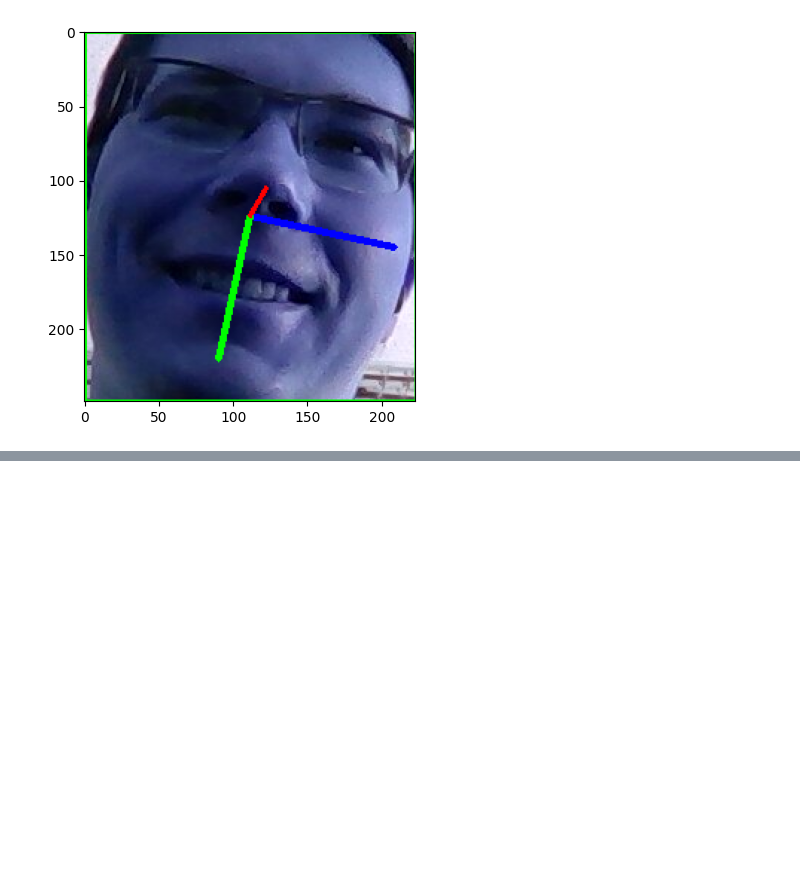
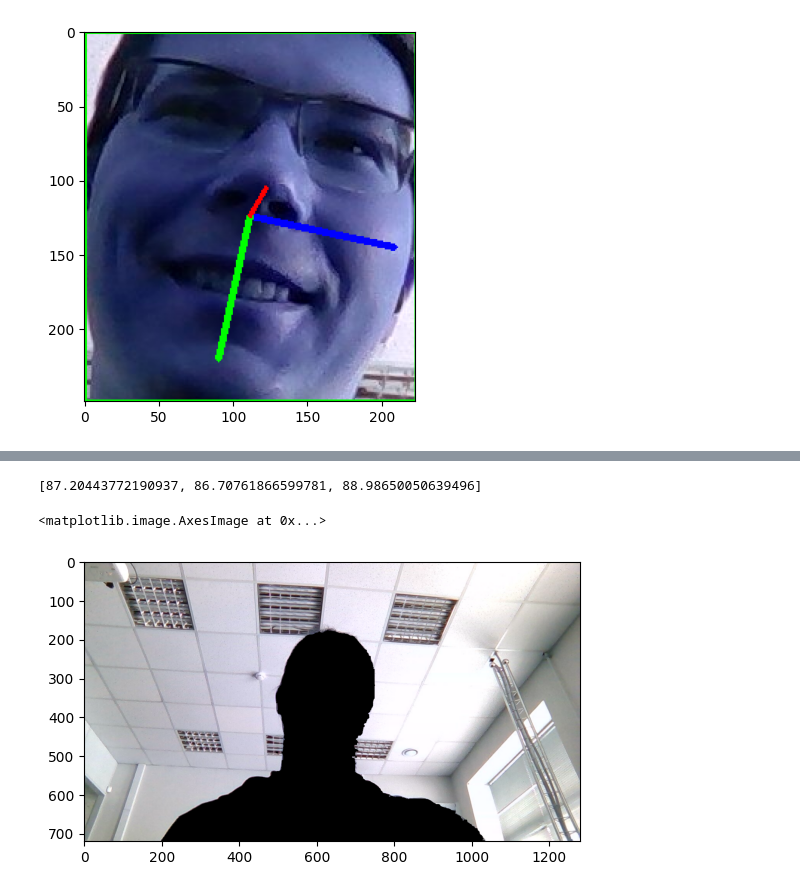
Before and after one commit to MulhamShaheen/ed-ai-coach-bootcamp-2023, a Jupyter notebook: test.ipynb, the cells around one changed output, grey strips where cells are left out. Cells and saved outputs as stored; diff of their text form; code cells hidden in the pictures; blank space fills up the shorter version.

```diff
--- a/test.ipynb
+++ b/test.ipynb
@@ -116,0 +138,48 @@ plt.imshow(new_image)
+# %%
+SCRIPT_DIR = '/home/ed-validator-bootcamp'
+MODELS_ROOT = os.path.join(SCRIPT_DIR, "models")
+SEGMENT_MODEL_PATH = os.path.join(MODELS_ROOT, "selfie_segmenter.tflite")
+SAMPLE_IMAGES_ROOT = os.path.join(SCRIPT_DIR, "demo_images")
+FACE_SAMPLE = os.path.join(SAMPLE_IMAGES_ROOT, "face_image.jpg")
+
+def init_segmentation_model()-> vision.ImageSegmenter:
+    base_options = python.BaseOptions(model_asset_path=SEGMENT_MODEL_PATH)
+    options = vision.ImageSegmenterOptions(
+        base_options=base_options,
+        output_category_mask=True
+    )
+    segmenter = vision.ImageSegmenter.create_from_options(options)
+    return segmenter
+# %%
+segmenter = init_segmentation_model()
+
+image = mp.Image.create_from_file(FACE_SAMPLE)
+viz_image = cv2.imread(FACE_SAMPLE)
+
+segmentation_result = segmenter.segment(image)
+category_mask = segmentation_result.category_mask
+# %%
+category_mask = category_mask.numpy_view()
+category_mask = category_mask[:, :, np.newaxis].copy()
+category_mask = np.repeat(category_mask, 3, axis=2)
+
+bool_mask = np.array(category_mask, dtype=bool)
+bool_mask_flatten = bool_mask[:,:,0].flatten()
+
+result = bool_mask * viz_image
+# %%
+res = []
+for chanel in range(3):
+    flat_chan = result[:,:,chanel].flatten()
+    flat_chan = flat_chan * bool_mask_flatten
+    res.append(np.std(flat_chan))
+
+print(res)
+# %% [output]
+[87.20443772190937, 86.70761866599781, 88.98650050639496]
+# %%
+result = bool_mask * viz_image
+plt.imshow(result)
+# %% [output]
+<matplotlib.image.AxesImage at 0x...>
+[figure, added]
```
Also changed, not shown: parts of 6 cells of this notebook, 2 other files.
